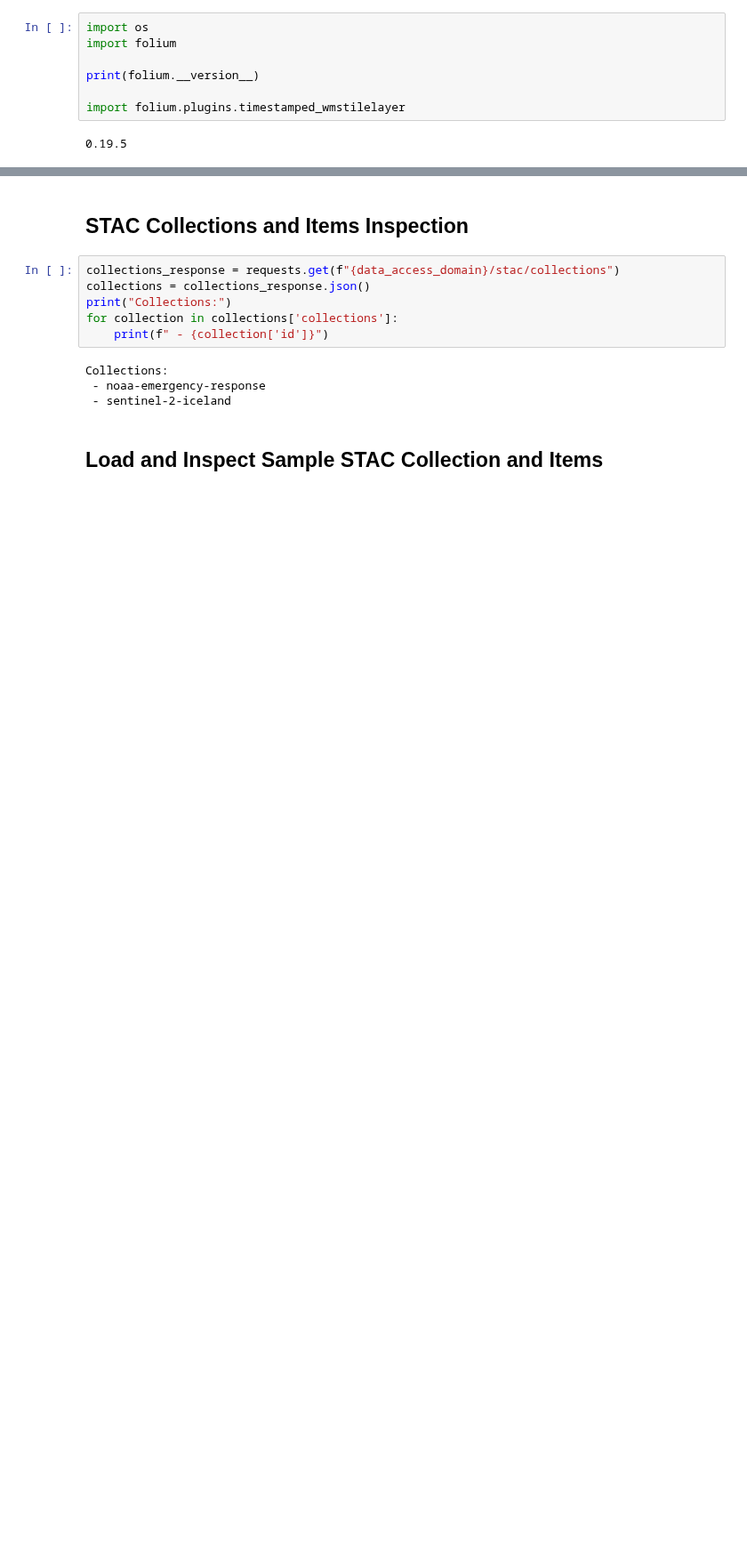
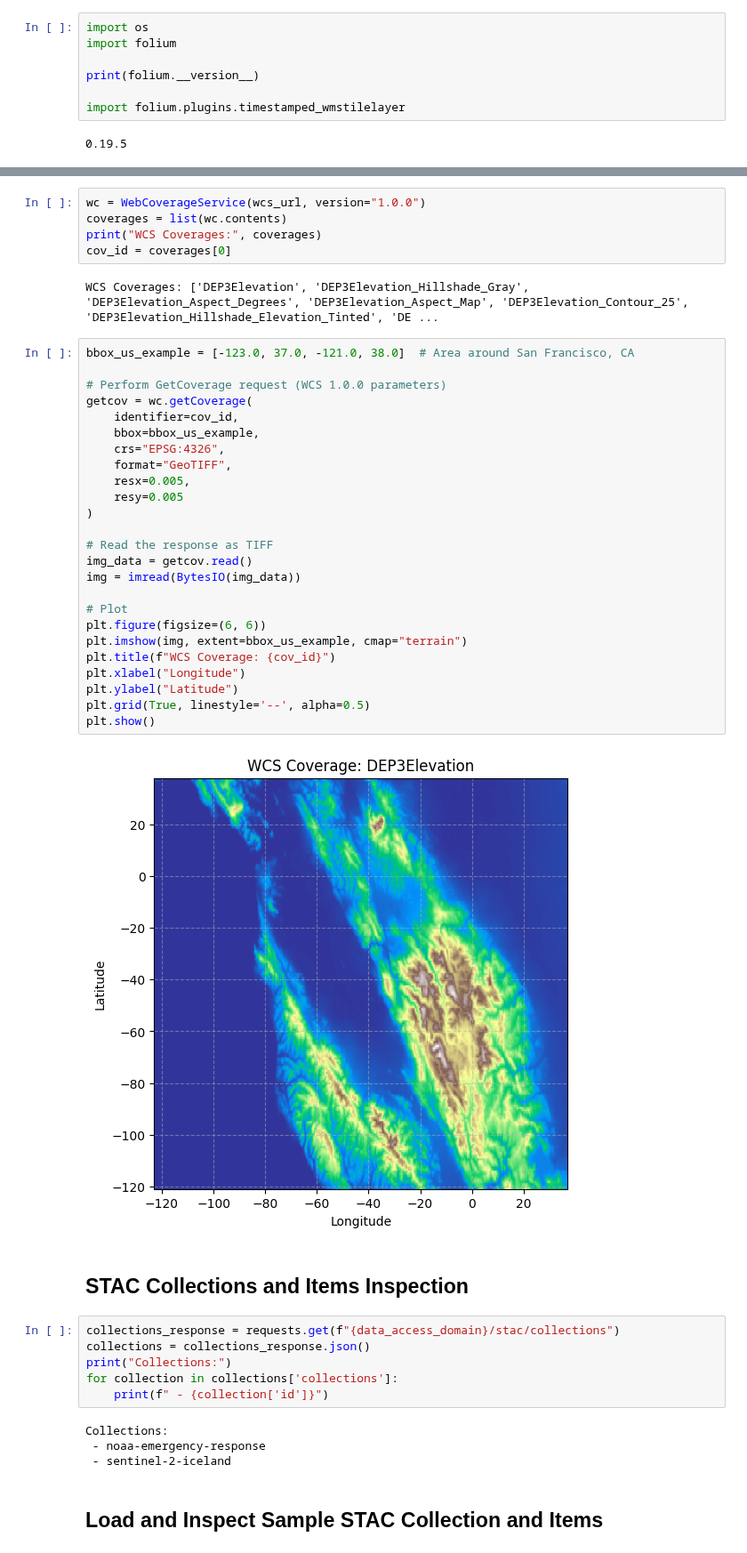
Before and after one commit to EOEPCA/deployment-guide, a Jupyter notebook: notebooks/examples/data-access/data-access.ipynb, the cells around one changed output, grey strips where cells are left out. Shown at 89% size. Saved outputs shown, nothing was run; the diff lists cells and outputs as text; blank space fills up the shorter version.

Commit message:
Updates to data access notebook

```diff
--- a/notebooks/examples/data-access/data-access.ipynb
+++ b/notebooks/examples/data-access/data-access.ipynb
@@ -192,3 +191,37 @@ KeyboardInterrupt:
+# %%
+wc = WebCoverageService(wcs_url, version="1.0.0")
+coverages = list(wc.contents)
+print("WCS Coverages:", coverages)
+cov_id = coverages[0]
+# %% [output]
+WCS Coverages: ['DEP3Elevation', 'DEP3Elevation_Hillshade_Gray', 'DEP3Elevation_Aspect_Degrees', 'DEP3Elevation_Aspect_Map', 'DEP3Elevation_Contour_25', 'DEP3Elevation_Hillshade_Elevation_Tinted', 'DE ...
+# %%
+bbox_us_example = [-123.0, 37.0, -121.0, 38.0]  # Area around San Francisco, CA
+
+# Perform GetCoverage request (WCS 1.0.0 parameters)
+getcov = wc.getCoverage(
+    identifier=cov_id,
+    bbox=bbox_us_example,
+    crs="EPSG:4326",
+    format="GeoTIFF",
+    resx=0.005,
+    resy=0.005
+)
+
+# Read the response as TIFF
+img_data = getcov.read()
+img = imread(BytesIO(img_data))
+
+# Plot
+plt.figure(figsize=(6, 6))
+plt.imshow(img, extent=bbox_us_example, cmap="terrain")
+plt.title(f"WCS Coverage: {cov_id}")
+plt.xlabel("Longitude")
+plt.ylabel("Latitude")
+plt.grid(True, linestyle='--', alpha=0.5)
+plt.show()
+# %% [output]
+[figure, added]
 # %% [markdown]
 ## STAC Collections and Items Inspection
 # %%
```
Also changed, not shown: parts of 18 cells of this notebook, 1 other file.
